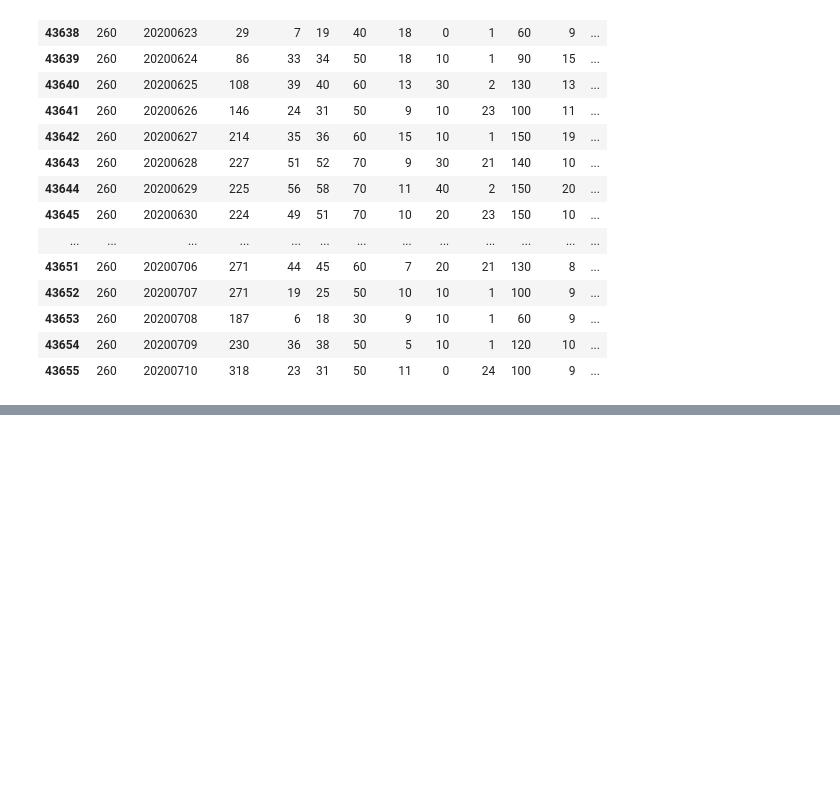
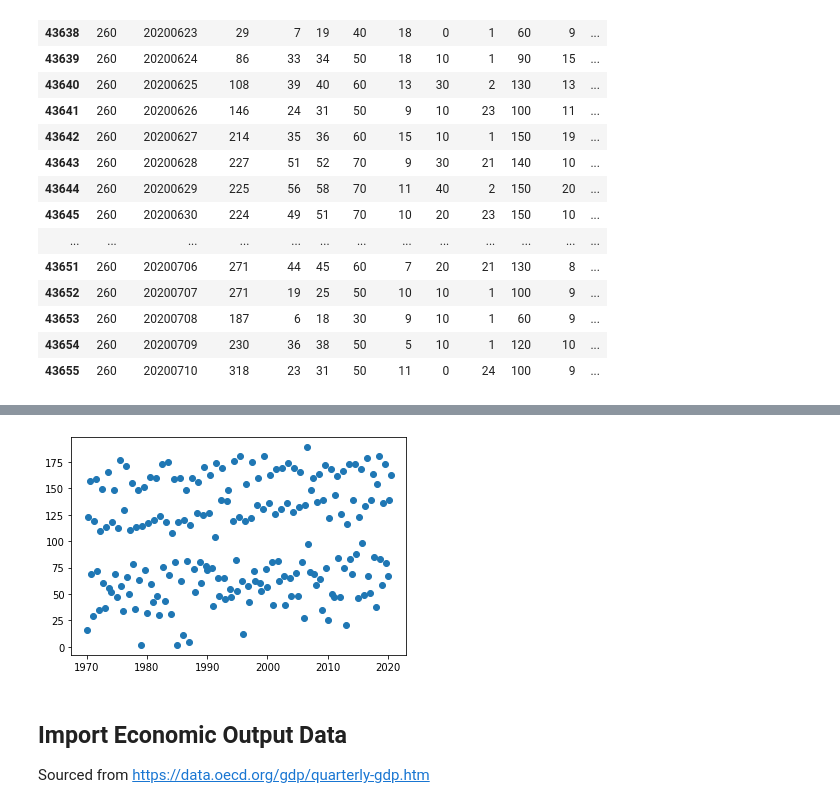
Before and after one commit to dsirtioglu/python, a Jupyter notebook: RR_NL_Energy_Prediction.ipynb, the cells around one changed output, grey strips where cells are left out. Drawn from its saved outputs; the diff is of its cells as text; code cells hidden in the pictures; blank space fills up the shorter version.

```diff
--- a/RR_NL_Energy_Prediction.ipynb
+++ b/RR_NL_Energy_Prediction.ipynb
@@ -346 +194,13 @@ plt.show()
+# %%
+x = Weather_Quarterly.Period
+y = Weather_Quarterly.TG
+
+plt.scatter(x, y)
+plt.show()
+# %% [output]
+[figure, added]
+# %% [markdown]
+## Import Economic Output Data
+
+Sourced from https://data.oecd.org/gdp/quarterly-gdp.htm
 # %%
```
Also changed, not shown: parts of 43 cells of this notebook.
